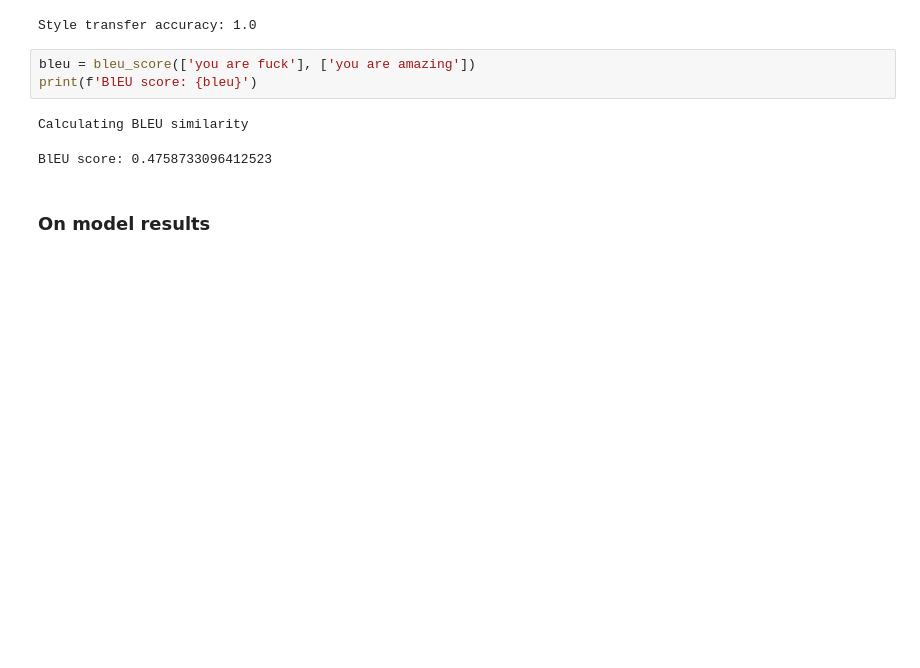
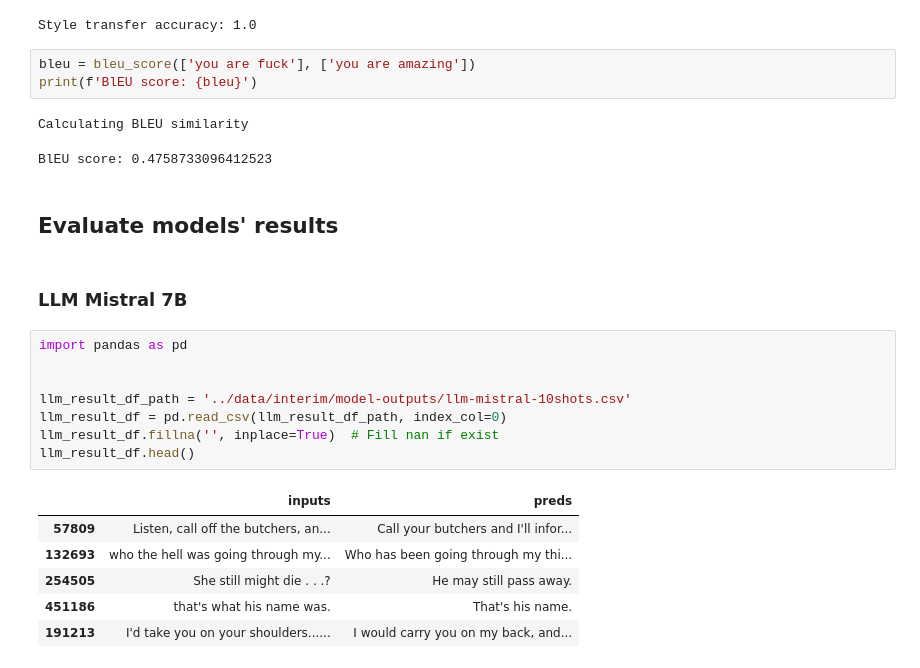
Before and after one commit to kilimanj4r0/text-detoxification, a Jupyter notebook: notebooks/3.0-evalutation.ipynb, the cells around one changed output. Cells and saved outputs as stored; diff of their text form; blank space fills up the shorter version.

```diff
--- a/notebooks/3.0-evalutation.ipynb
+++ b/notebooks/3.0-evalutation.ipynb
@@ -60,4 +63,21 @@ print(f'BlEU score: {bleu}')
 Calculating BLEU similarity
 BlEU score: 0.4758733096412523
 # %% [markdown]
-### On model results
+## Evaluate models' results
+# %% [markdown]
+### LLM Mistral 7B
+# %%
+import pandas as pd
+
+
+llm_result_df_path = '../data/interim/model-outputs/llm-mistral-10shots.csv'
+llm_result_df = pd.read_csv(llm_result_df_path, index_col=0)
+llm_result_df.fillna('', inplace=True)  # Fill nan if exist
+llm_result_df.head()
+# %% [output]
+|  | inputs | preds |
+| 57809 | Listen, call off the butchers, an... | Call your butchers and I'll infor... |
+| 132693 | who the hell was going through my... | Who has been going through my thi... |
+| 254505 | She still might die . . .? | He may still pass away. |
+| 451186 | that's what his name was. | That's his name. |
+| 191213 | I'd take you on your shoulders...... | I would carry you on my back, and... |
```
Also changed, not shown: parts of 2 cells of this notebook, 2 other files.
